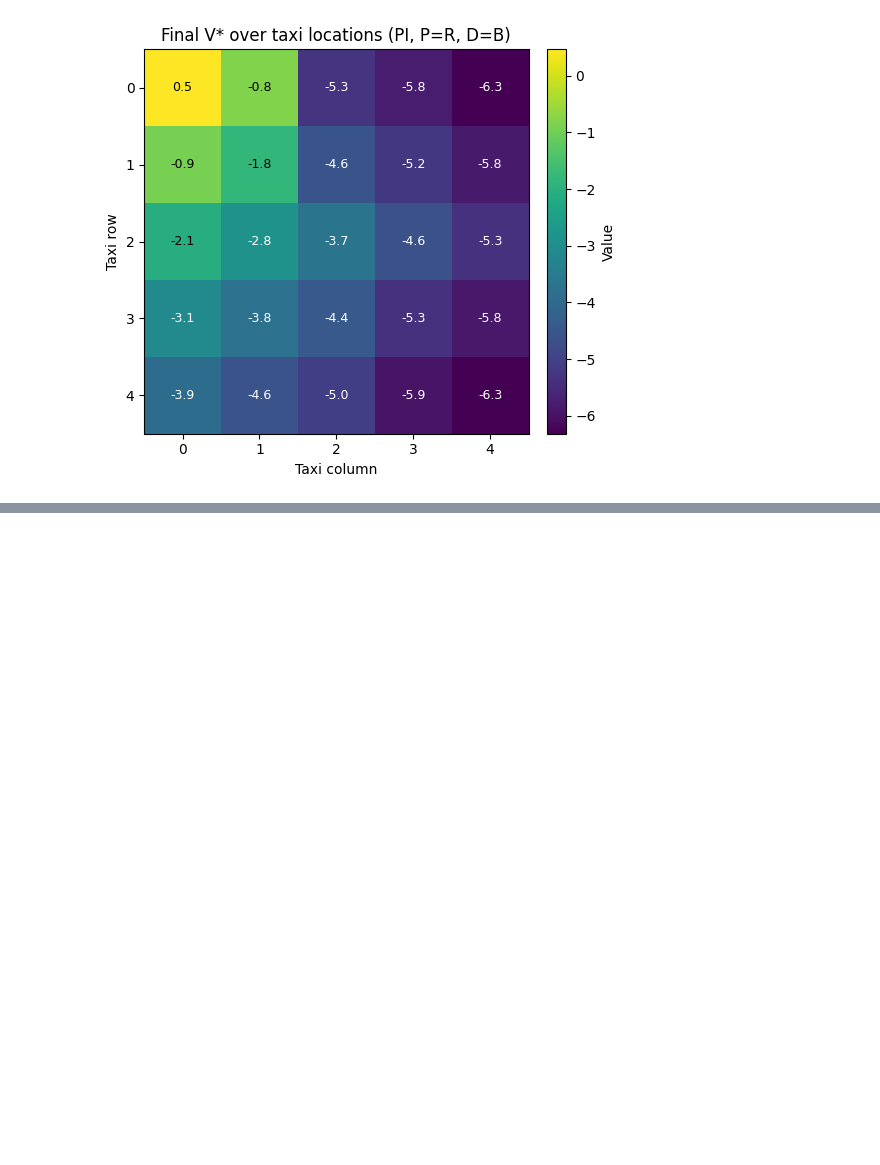
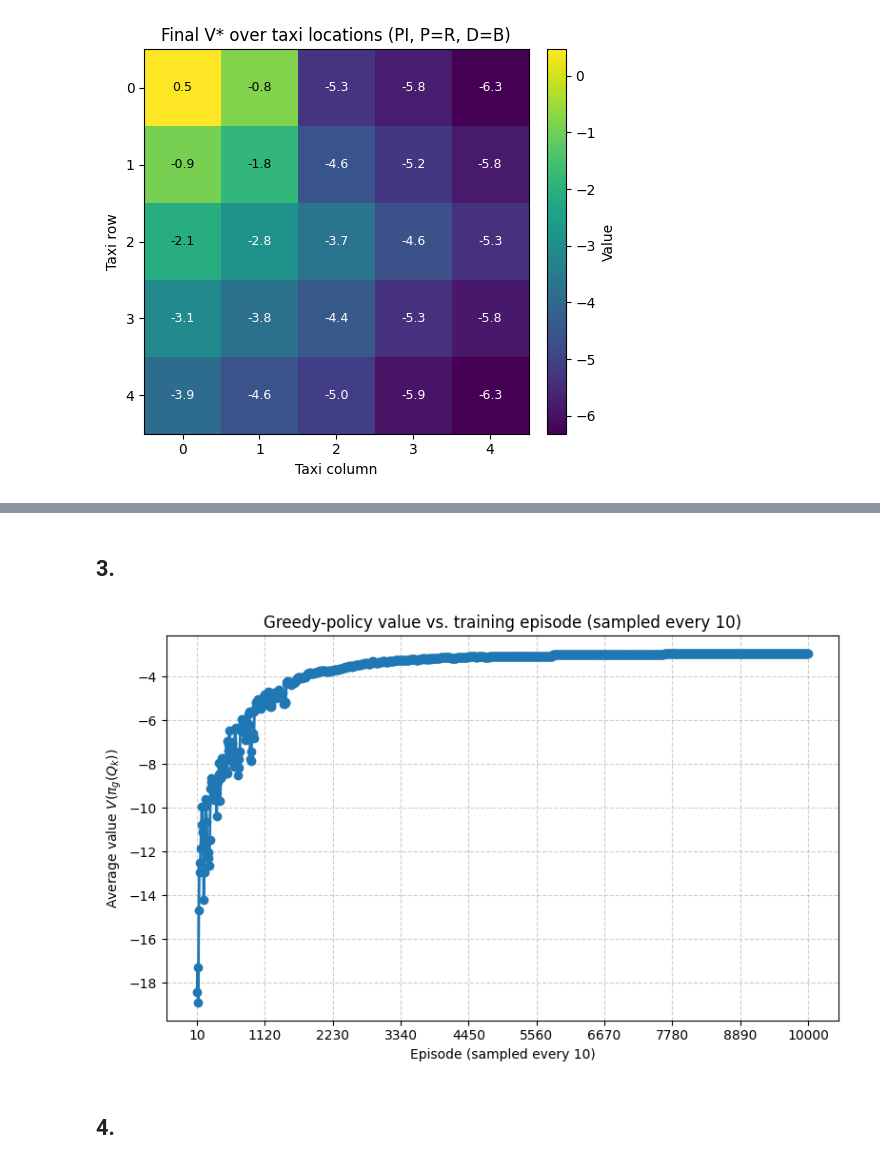
Before and after one commit to AlexandreBrown/RL-Learning-From-Data, a Jupyter notebook: hw2_starter_code(taxi).ipynb, the cells around one changed output, grey strips where cells are left out. Cells and saved outputs as stored; diff of their text form; code cells hidden in the pictures; blank space fills up the shorter version.

```diff
--- a/hw2_starter_code(taxi).ipynb
+++ b/hw2_starter_code(taxi).ipynb
@@ -858,0 +966,29 @@ Max-norm value difference ||V*_VI - V*_PI||_inf: 2.34244e-05
+# %% [markdown]
+## 3.
+# %%
+eval_every = 10
+episodes = []
+avg_V_greedy = []
+
+for i, stat in enumerate(eval_stats):
+    if (i + 1) % eval_every != 0:
+        continue
+    Qk = stat["q_values"]
+    pi_g = np.argmax(Qk, axis=1)
+    V_pi, _ = policy_evaluation_deterministic_pi(pi_g, np.zeros(state_size), gamma, termination=1e-6)
+    episodes.append(stat["episode"])
+    avg_V_greedy.append(float(np.mean(V_pi)))
+
+plt.figure(figsize=(8,5))
+plt.plot(episodes, avg_V_greedy, linewidth=2, marker='o')
+plt.xticks(np.linspace(episodes[0], episodes[-1], min(10, len(episodes)), dtype=int))
+plt.xlabel("Episode (sampled every 10)")
+plt.ylabel(r"Average value $V(\pi_g(Q_k))$")
+plt.title(r"Greedy-policy value vs. training episode (sampled every 10)")
+plt.grid(True, linestyle="--", alpha=0.6)
+plt.tight_layout()
+plt.show()
+# %% [output]
+[figure, added]
+# %% [markdown]
+## 4.
```
Also changed, not shown: parts of 14 cells of this notebook.
